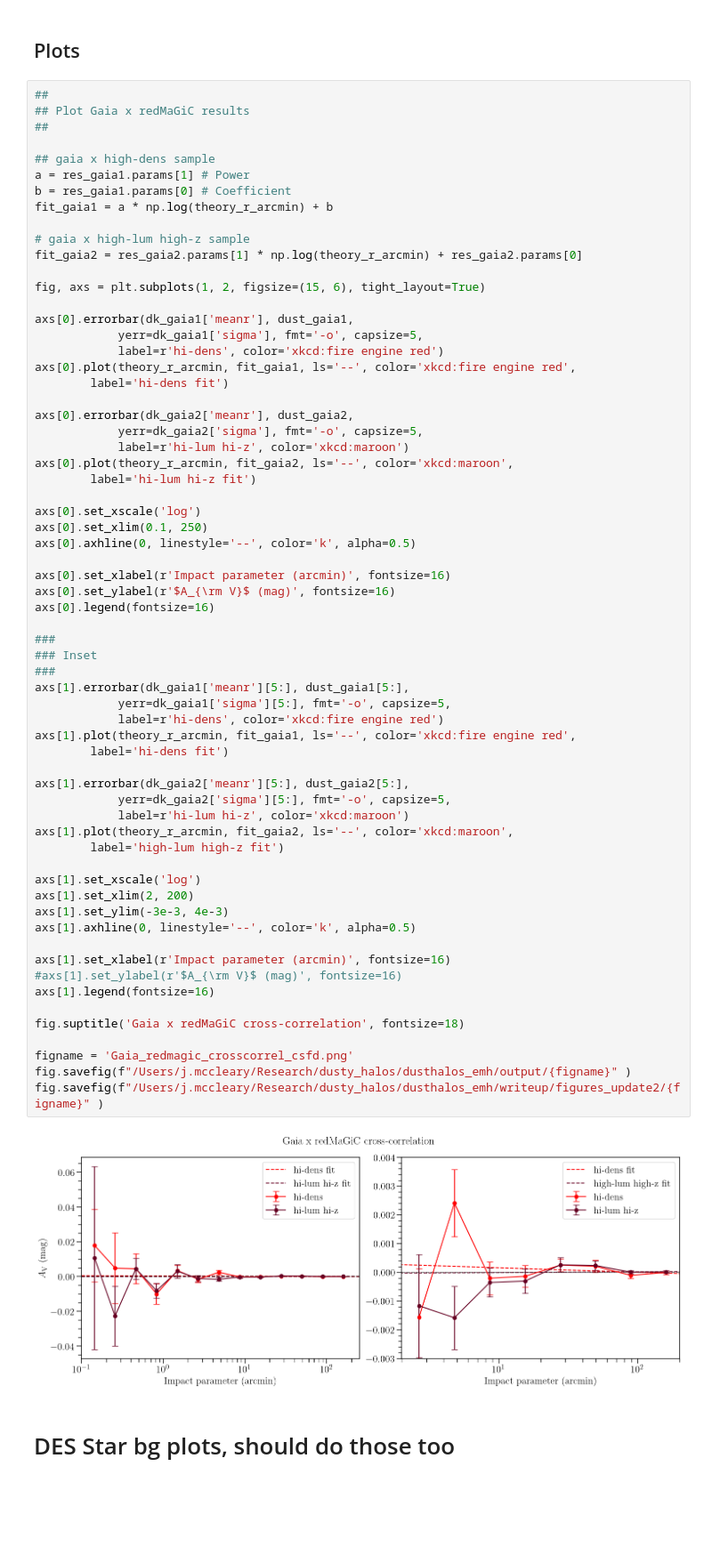
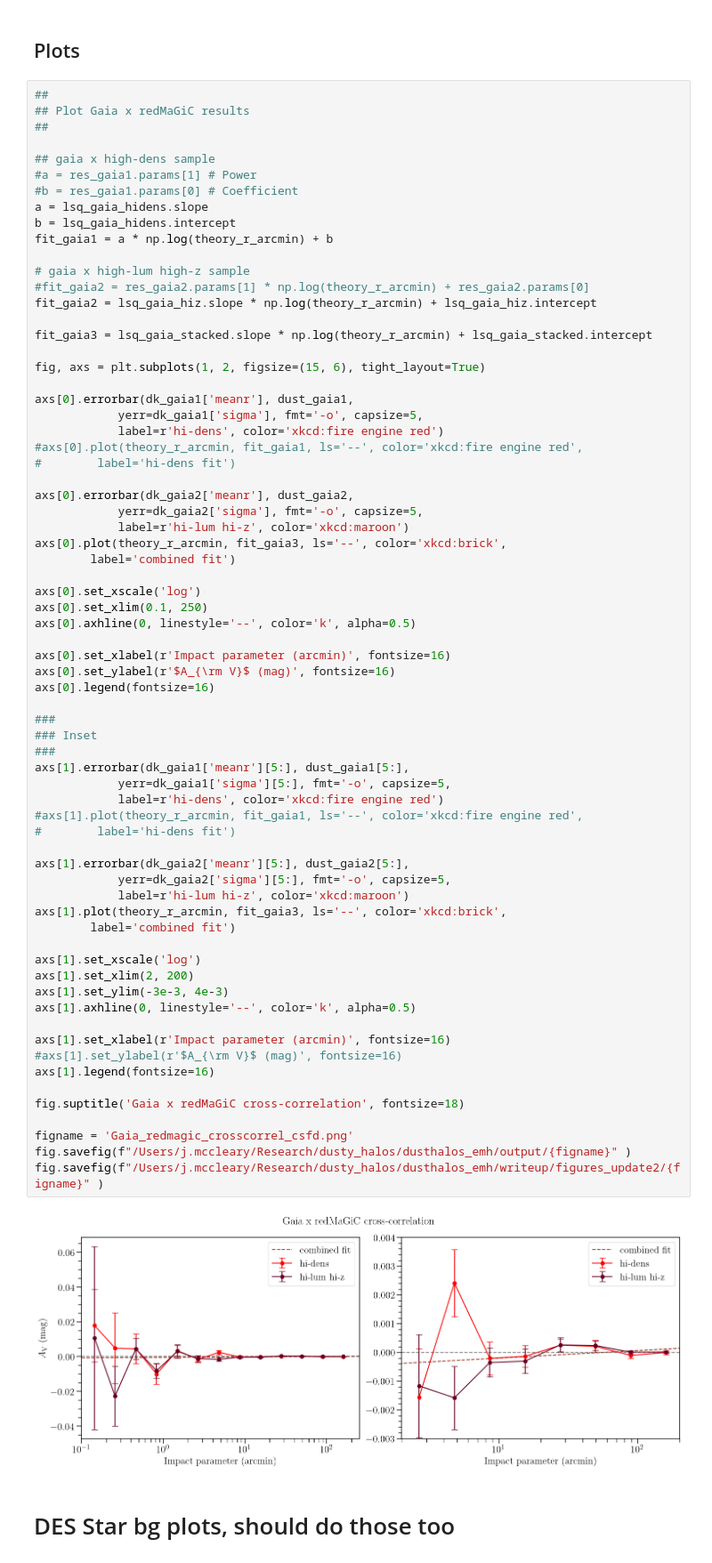
Before and after one commit to mcclearyj/dusthalos, a Jupyter notebook: writeup/csfd_dust_plots.ipynb, the cells around one changed output. Shown at 89% size. Saved outputs shown, nothing was run; the diff lists cells and outputs as text; blank space fills up the shorter version.

```diff
--- a/writeup/csfd_dust_plots.ipynb
+++ b/writeup/csfd_dust_plots.ipynb
@@ -821,26 +862,31 @@ Gaia x combined redMaGiC WLS fit:
 ##
 
 ## gaia x high-dens sample
-a = res_gaia1.params[1] # Power
-b = res_gaia1.params[0] # Coefficient
+#a = res_gaia1.params[1] # Power
+#b = res_gaia1.params[0] # Coefficient
+a = lsq_gaia_hidens.slope
+b = lsq_gaia_hidens.intercept
 fit_gaia1 = a * np.log(theory_r_arcmin) + b
 
 # gaia x high-lum high-z sample
-fit_gaia2 = res_gaia2.params[1] * np.log(theory_r_arcmin) + res_gaia2.params[0]
+#fit_gaia2 = res_gaia2.params[1] * np.log(theory_r_arcmin) + res_gaia2.params[0]
+fit_gaia2 = lsq_gaia_hiz.slope * np.log(theory_r_arcmin) + lsq_gaia_hiz.intercept
+
+fit_gaia3 = lsq_gaia_stacked.slope * np.log(theory_r_arcmin) + lsq_gaia_stacked.intercept
 
 fig, axs = plt.subplots(1, 2, figsize=(15, 6), tight_layout=True)
 
 axs[0].errorbar(dk_gaia1['meanr'], dust_gaia1,
             yerr=dk_gaia1['sigma'], fmt='-o', capsize=5,
             label=r'hi-dens', color='xkcd:fire engine red')
-axs[0].plot(theory_r_arcmin, fit_gaia1, ls='--', color='xkcd:fire engine red',
-        label='hi-dens fit')
+#axs[0].plot(theory_r_arcmin, fit_gaia1, ls='--', color='xkcd:fire engine red',
+#        label='hi-dens fit')
 
 axs[0].errorbar(dk_gaia2['meanr'], dust_gaia2,
             yerr=dk_gaia2['sigma'], fmt='-o', capsize=5,
             label=r'hi-lum hi-z', color='xkcd:maroon')
-axs[0].plot(theory_r_arcmin, fit_gaia2, ls='--', color='xkcd:maroon',
-        label='hi-lum hi-z fit')
+axs[0].plot(theory_r_arcmin, fit_gaia3, ls='--', color='xkcd:brick',
+        label='combined fit')
 
 axs[0].set_xscale('log')
 axs[0].set_xlim(0.1, 250)
@@ -849,38 +895,38 @@ axs[0].axhline(0, linestyle='--', color='k', alpha=0.5)
 axs[0].set_xlabel(r'Impact parameter (arcmin)', fontsize=16)
 axs[0].set_ylabel(r'$A_{\rm V}$ (mag)', fontsize=16)
 axs[0].legend(fontsize=16)
 
 ###
 ### Inset
 ###
 axs[1].errorbar(dk_gaia1['meanr'][5:], dust_gaia1[5:],
             yerr=dk_gaia1['sigma'][5:], fmt='-o', capsize=5,
             label=r'hi-dens', color='xkcd:fire engine red')
-axs[1].plot(theory_r_arcmin, fit_gaia1, ls='--', color='xkcd:fire engine red',
-        label='hi-dens fit')
+#axs[1].plot(theory_r_arcmin, fit_gaia1, ls='--', color='xkcd:fire engine red',
+#        label='hi-dens fit')
 
 axs[1].errorbar(dk_gaia2['meanr'][5:], dust_gaia2[5:],
             yerr=dk_gaia2['sigma'][5:], fmt='-o', capsize=5,
             label=r'hi-lum hi-z', color='xkcd:maroon')
-axs[1].plot(theory_r_arcmin, fit_gaia2, ls='--', color='xkcd:maroon',
-        label='high-lum high-z fit')
+axs[1].plot(theory_r_arcmin, fit_gaia3, ls='--', color='xkcd:brick',
+        label='combined fit')
 
 axs[1].set_xscale('log')
 axs[1].set_xlim(2, 200)
 axs[1].set_ylim(-3e-3, 4e-3)
 axs[1].axhline(0, linestyle='--', color='k', alpha=0.5)
 
 axs[1].set_xlabel(r'Impact parameter (arcmin)', fontsize=16)
 #axs[1].set_ylabel(r'$A_{\rm V}$ (mag)', fontsize=16)
 axs[1].legend(fontsize=16)
 
 fig.suptitle('Gaia x redMaGiC cross-correlation', fontsize=18)
 
 figname = 'Gaia_redmagic_crosscorrel_csfd.png'
 fig.savefig(f"/Users/j.mccleary/Research/dusty_halos/dusthalos_emh/output/{figname}" )
 fig.savefig(f"/Users/j.mccleary/Research/dusty_halos/dusthalos_emh/writeup/figures_update2/{figname}" )
 # %% [output]
-[figure, old version]
+[figure, new version]
 # %% [markdown]
 # DES Star bg plots, should do those too
 # %%
```
Also changed, not shown: parts of 21 cells of this notebook, 8 other files.
